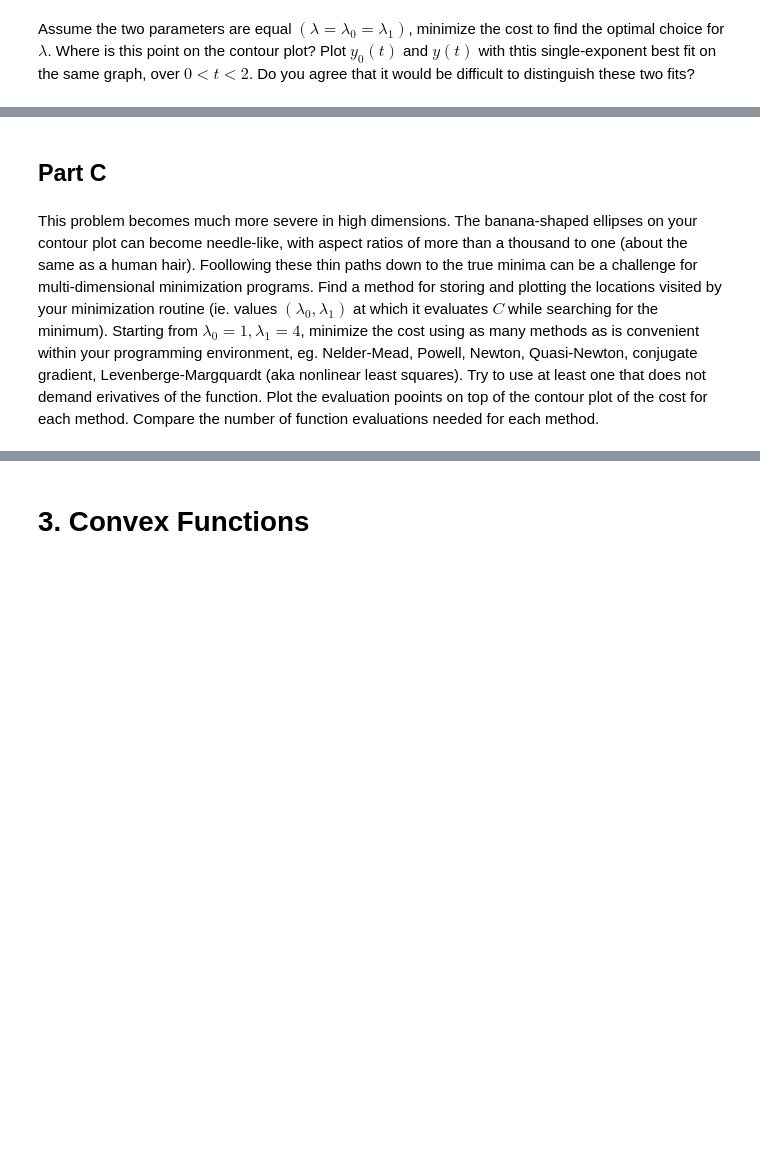
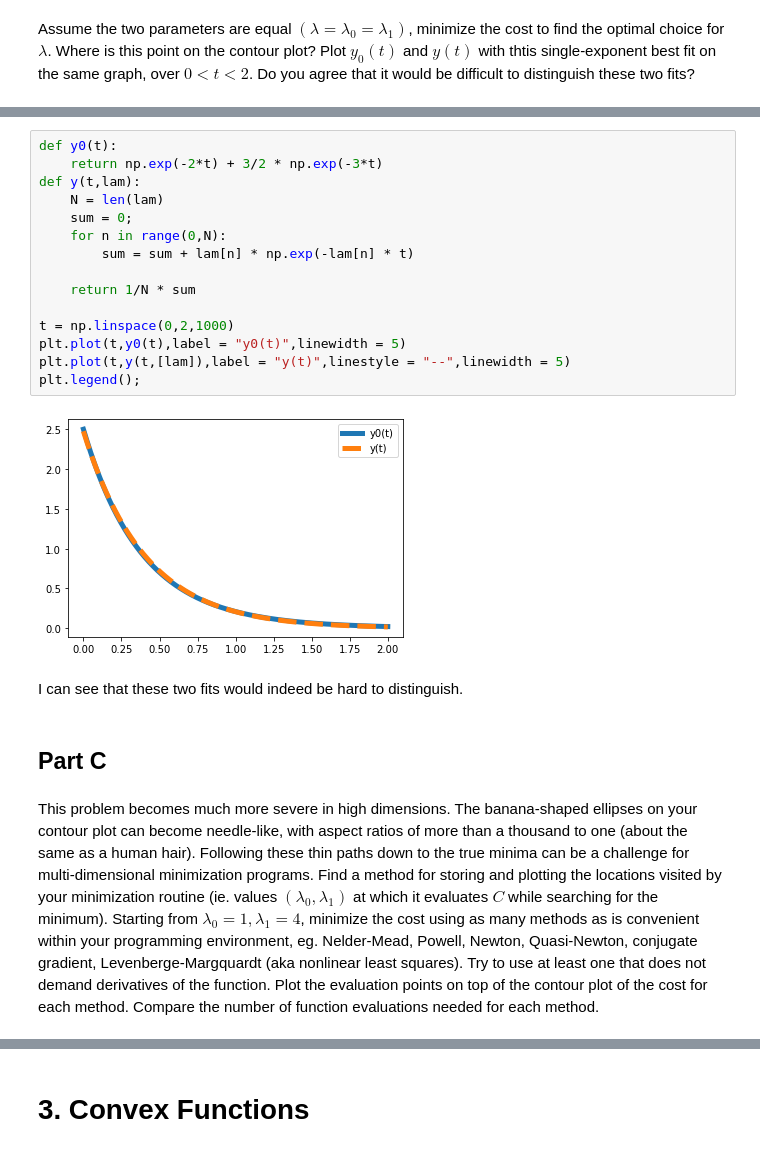
Before and after one commit to Classes-MCA/PHSCS513R-Computational-Physics, a Jupyter notebook: Homework/8 - Optimization.ipynb, the cells around one changed output, grey strips where cells are left out. Saved outputs shown, nothing was run; the diff lists cells and outputs as text; blank space fills up the shorter version.

```diff
--- a/Homework/8 - Optimization.ipynb
+++ b/Homework/8 - Optimization.ipynb
@@ -205,4 +237,23 @@ Assume the two parameters are equal $(\lambda = \lambda_0 = \lambda_1)$, minimiz
+# %%
+def y0(t):
+    return np.exp(-2*t) + 3/2 * np.exp(-3*t)
+def y(t,lam):
+    N = len(lam)
+    sum = 0;
+    for n in range(0,N):
+        sum = sum + lam[n] * np.exp(-lam[n] * t)
+
+    return 1/N * sum
+
+t = np.linspace(0,2,1000)
+plt.plot(t,y0(t),label = "y0(t)",linewidth = 5)
+plt.plot(t,y(t,[lam]),label = "y(t)",linestyle = "--",linewidth = 5)
+plt.legend();
+# %% [output]
+[figure, added]
+# %% [markdown]
+I can see that these two fits would indeed be hard to distinguish.
 # %% [markdown]
 ## Part C
 # %% [markdown]
-This problem becomes much more severe in high dimensions. The banana-shaped ellipses on your contour plot can become needle-like, with aspect ratios of more than a thousand to one (about the same as a human hair). Foollowing these thin paths down to the true minima can be a challenge for multi-dimensional minimization programs. Find a method for storing and plotting the locations visited by your minimization routine (ie. values $(\lambda_0,\lambda_1)$ at which it evaluates $C$ while searching for the minimum). Starting from $\lambda_0 = 1, \lambda_1 = 4$, minimize the cost using as many methods as is convenient within your programming environment, eg. Nelder-Mead, Powell, Newton, Quasi-Newton, conjugate gradient, Levenberge-Margquardt (aka nonlinear least squares). Try to use at least one that does not demand erivatives of the function. Plot the evaluation pooints on top of the contour plot of the cost for each method. Compare the number of function evaluations needed for each method.
+This problem becomes much more severe in high dimensions. The banana-shaped ellipses on your contour plot can become needle-like, with aspect ratios of more than a thousand to one (about the same as a human hair). Following these thin paths down to the true minima can be a challenge for multi-dimensional minimization programs. Find a method for storing and plotting the locations visited by your minimization routine (ie. values $(\lambda_0,\lambda_1)$ at which it evaluates $C$ while searching for the minimum). Starting from $\lambda_0 = 1, \lambda_1 = 4$, minimize the cost using as many methods as is convenient within your programming environment, eg. Nelder-Mead, Powell, Newton, Quasi-Newton, conjugate gradient, Levenberge-Margquardt (aka nonlinear least squares). Try to use at least one that does not demand derivatives of the function. Plot the evaluation points on top of the contour plot of the cost for each method. Compare the number of function evaluations needed for each method.
```
Also changed, not shown: parts of 8 cells of this notebook.
